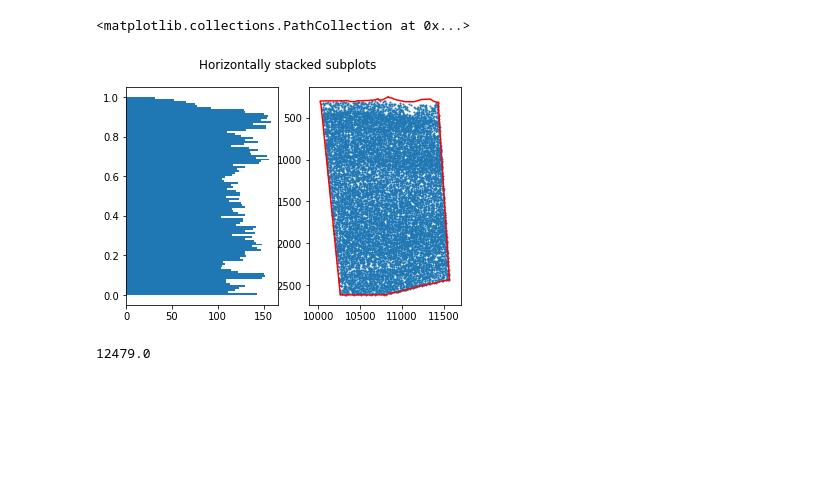
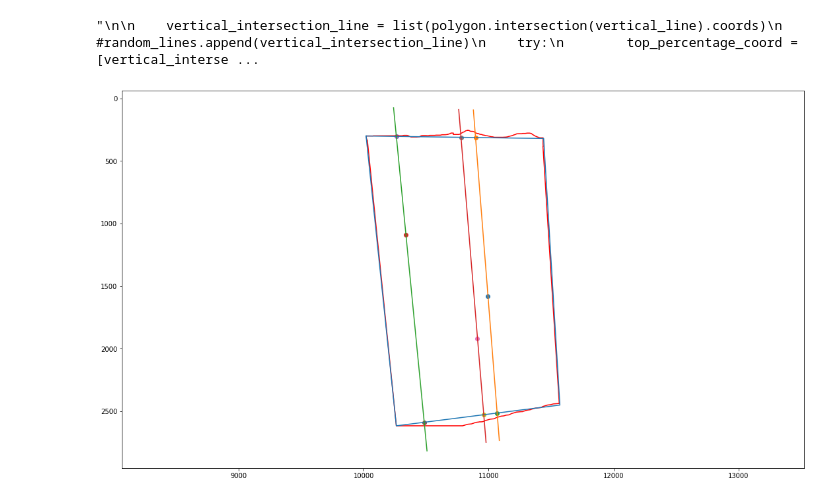
Before and after one commit to jacquemi-bbp/rat_sscx_nissl_analysis, a Jupyter notebook: notebook/densities_as_function_ofpercentage_depth.ipynb, the cells around one changed output. Saved outputs shown, nothing was run; the diff lists cells and outputs as text; code cells hidden in the pictures; blank space fills up the shorter version.

Commit message:
densities as function of percentage depth

```diff
--- a/notebook/densities_as_function_ofpercentage_depth.ipynb
+++ b/notebook/densities_as_function_ofpercentage_depth.ipynb
@@ -86,22 +38,10 @@ data = (islice(r, 1, None) for r in data)
 df_404 = pd.DataFrame(data, index=idx, columns=cols)
 cells_centroid_x = df_404['Centroid X µm'].to_numpy(dtype=float)
 cells_centroid_y = df_404['Centroid Y µm'].to_numpy(dtype=float)
-# %%
-fractions = []
-for x, y in zip(cells_centroid_x, cells_centroid_y):
-    fractions.append(get_depth(s1_coordinates,  np.array([x, y ]), slope))
-# %%
-fig, (ax1, ax2) = plt.subplots(1, 2)
-plt.axis('equal')
-plt.gca().invert_yaxis()
-fig.suptitle('Horizontally stacked subplots')
-n, bins, patches=ax1.hist(fractions, bins=100, orientation='horizontal')
-ax2.plot(s1_coordinates[:,0], s1_coordinates[:,1], 'r')
-ax2.scatter(cells_centroid_x, cells_centroid_y, s=1)
-# %% [output]
-<matplotlib.collections.PathCollection at 0x...>
-[figure, removed]
-# %%
-plot.plot(densities_as_function_ofpercentage_depth.ipynb)
-# %% [output]
-12479.0
+# %%
+# These 4 points can not be find via an algo, so we need QuPath annotation
+top_left = np.array([10020,   300])
+bottom_left = np.array([10261.95864,  2615.76   ])
+top_right = np.array([11440,   320])
+bottom_right = np.array([11570,  2450.   ])
+quadrilateral = np.array([top_left, top_right, bottom_right, bottom_left, top_left])
@@ -107,0 +72,54 @@ plot.plot(densities_as_function_ofpercentage_depth.ipynb)
+# %%
+def getExtrapoledLine(p1,p2):
+    'Creates a line extrapoled in p1->p2 direction'
+    EXTRAPOL_RATIO = 1.1
+    a = (p2[0]+EXTRAPOL_RATIO*(p1[0]-p2[0]), p2[1]+EXTRAPOL_RATIO*(p1[1]-p2[1]) )
+    b = (p1[0]+EXTRAPOL_RATIO*(p2[0]-p1[0]), p1[1]+EXTRAPOL_RATIO*(p2[1]-p1[1]) )
+    return LineString([a,b])
+# %%
+fig = plt.figure()
+fig.set_size_inches(18.5, 10.5)
+plt.axis('equal')
+plt.gca().invert_yaxis()
+plt.plot(s1_coordinates[:,0], s1_coordinates[:,1], 'r')
+plt.plot(quadrilateral[:,0], quadrilateral[:,1])
+
+fractions = []
+index_error_points = []
+notImplementedError_points = []
+for x, y in zip(cells_centroid_x[:3], cells_centroid_y[:3]):
+
+#cell_coor = np.array([10776,  1261]) # Random
+    cell_coor = np.array([x, y])
+    try:
+        vertical_line, top_point, bottom_point = get_vertical_line(cell_coor, quadrilateral)
+        vertical_line = getExtrapoledLine(np.array(vertical_line)[0], np.array(vertical_line)[1])
+        polygon = Polygon(quadrilateral)
+        foo_line = np.array(vertical_line)
+        plt.plot([foo_line[0][0], foo_line[1][0]],[foo_line[0][1], foo_line[1][1]])
+
+        plt.scatter(cell_coor[0], cell_coor[1])
+        plt.scatter(top_point[0], top_point[1])
+        plt.scatter(bottom_point[0], bottom_point[1])
+    except IndexError:
+        index_error_points.append(cell_coor)
+        print('index_error')
+
+'''
+
+    vertical_intersection_line = list(polygon.intersection(vertical_line).coords)
+    #random_lines.append(vertical_intersection_line)
+    try:
+        top_percentage_coord = [vertical_intersection_line[0][0], vertical_intersection_line[0][1]]
+        botton_percentage_coord = [vertical_intersection_line[1][0], vertical_intersection_line[1][1]]
+    except IndexError:
+        index_error_points.append(cell_coor)
+        print('index_error')
+except NotImplementedError:
+    #notImplementedError_points.append(cell_coor)
+    print(NotImplementedError)
+#fractions.append(get_depth(s1_coordinates,  np.array([x, y ]), slope))
+'''
+# %% [output]
+"\n\n    vertical_intersection_line = list(polygon.intersection(vertical_line).coords)\n    #random_lines.append(vertical_intersection_line)\n    try:\n        top_percentage_coord = [vertical_interse ...
+[figure, added]
```
Also changed, not shown: parts of 11 cells of this notebook.
